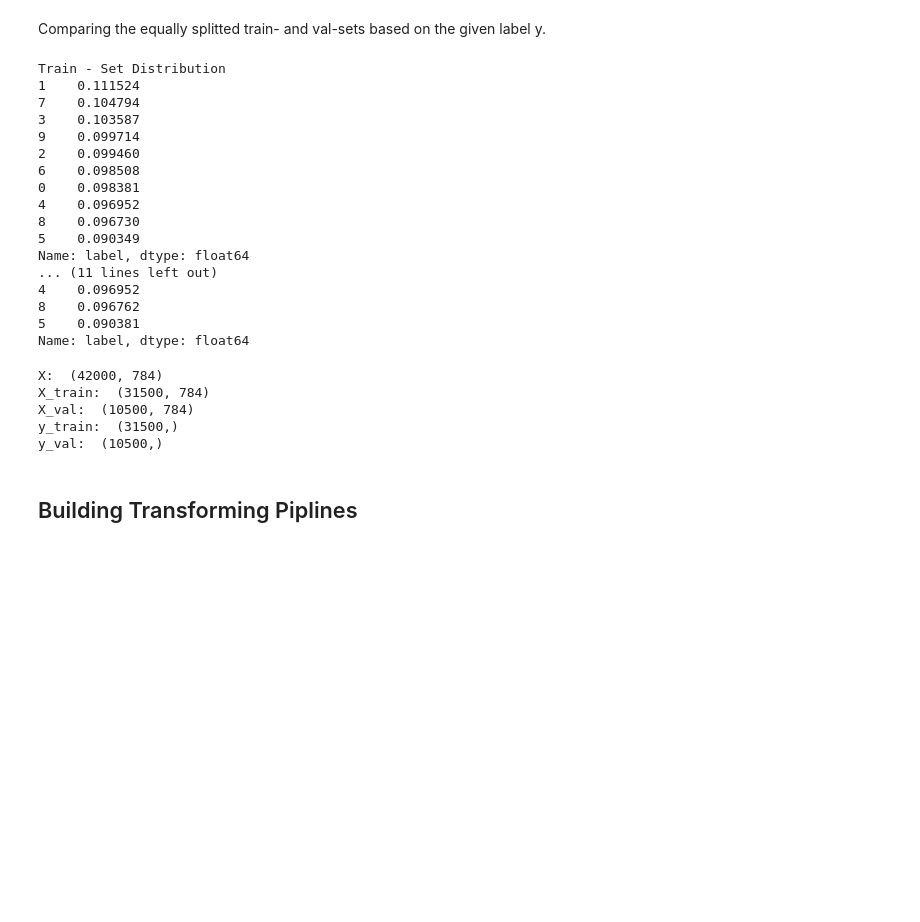
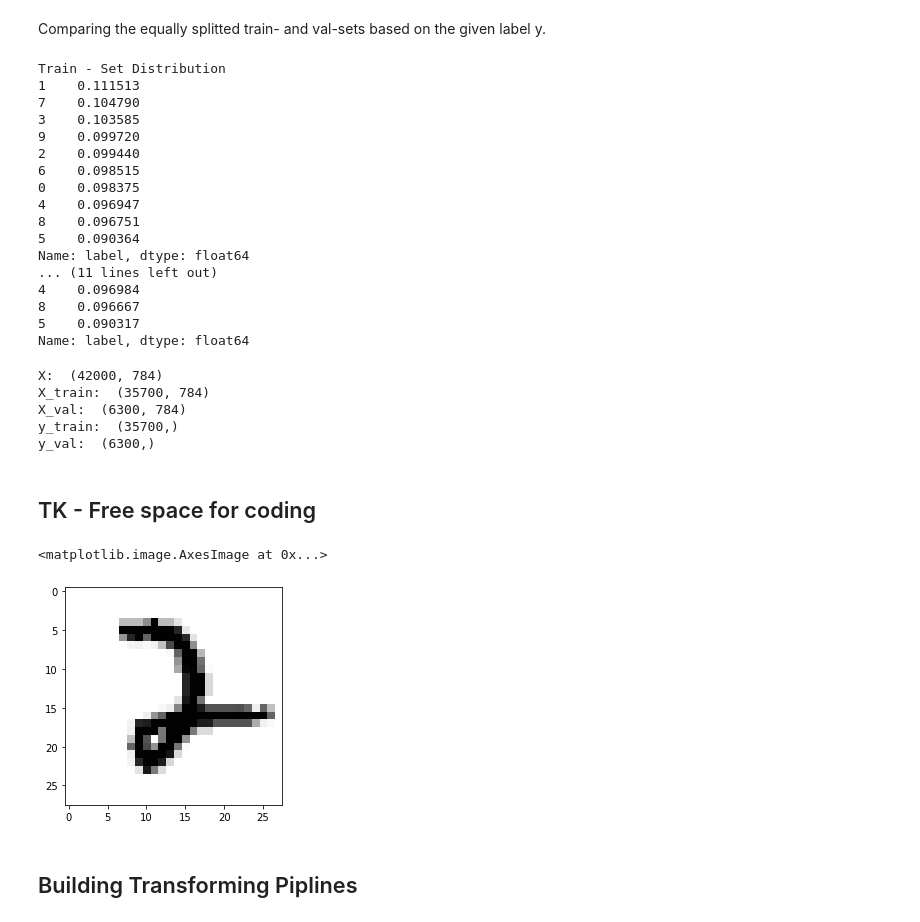
Before and after one commit to IIIskiplikIII/Digit_Recognition_with_a_Deep_Neural_Network, a Jupyter notebook: digit_recognition_with_a_deep_neural_network.ipynb, the cells around one changed output. Cells and saved outputs as stored; diff of their text form; code cells hidden in the pictures; blank space fills up the shorter version.

```diff
--- a/digit_recognition_with_a_deep_neural_network.ipynb
+++ b/digit_recognition_with_a_deep_neural_network.ipynb
@@ -103,7 +105,9 @@ label
 5    3795
 dtype: int64
 # %%
-X_train, X_val, y_train, y_val = train_test_split(X, y, random_state=43, test_size=0.25, stratify=y)
+X_train, X_val, y_train, y_val = train_test_split(X, y, random_state=seed, test_size=0.15
+                                                  , stratify=y
+                                                 )
 # %% [markdown]
 Comparing the equally splitted train- and val-sets based on the given label y.
 # %%
@@ -116,21 +120,21 @@ print("Val - Set Distribution")
 print(y_val.value_counts() / y_val.value_counts().sum() )
 # %% [output]
 Train - Set Distribution
-1    0.111524
-7    0.104794
-3    0.103587
-9    0.099714
-2    0.099460
-6    0.098508
-0    0.098381
-4    0.096952
-8    0.096730
-5    0.090349
+1    0.111513
+7    0.104790
+3    0.103585
+9    0.099720
+2    0.099440
+6    0.098515
+0    0.098375
+4    0.096947
+8    0.096751
+5    0.090364
 Name: label, dtype: float64
 ... (11 lines left out)
-4    0.096952
-8    0.096762
-5    0.090381
+4    0.096984
+8    0.096667
+5    0.090317
 Name: label, dtype: float64
 # %%
 print("X: ", X.shape)
@@ -141,10 +145,19 @@ print("y_train: ", y_train.shape)
 print("y_val: ", y_val.shape)
 # %% [output]
 X:  (42000, 784)
-X_train:  (31500, 784)
-X_val:  (10500, 784)
-y_train:  (31500,)
-y_val:  (10500,)
+X_train:  (35700, 784)
+X_val:  (6300, 784)
+y_train:  (35700,)
+y_val:  (6300,)
+# %% [markdown]
+## TK - Free space for coding
+# %%
+#############################################################
+
+plt.imshow(np.asfarray(X_train[2:3]).reshape(28,28), cmap='Greys')
+# %% [output]
+<matplotlib.image.AxesImage at 0x...>
+[figure, added]
 # %% [markdown]
 ## Building Transforming Piplines
 # %%
```
Also changed, not shown: parts of 21 cells of this notebook.
